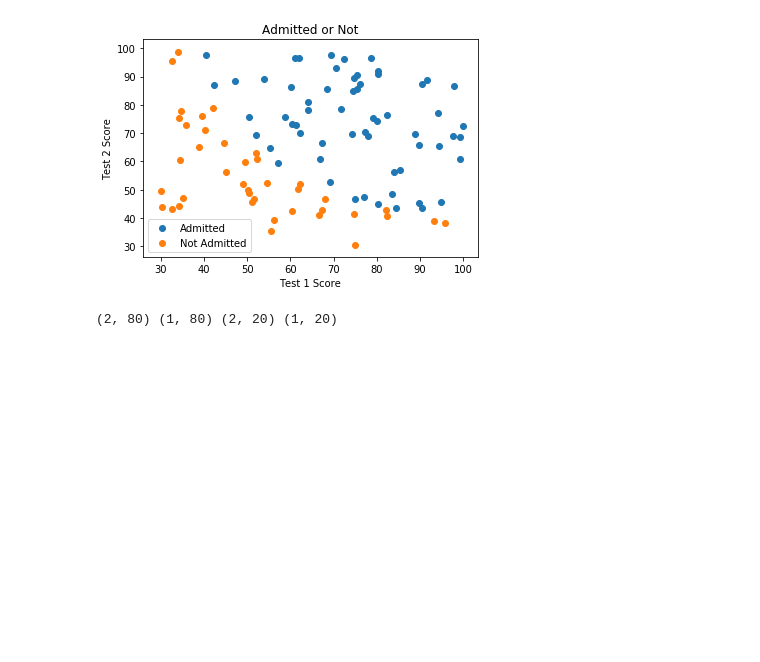
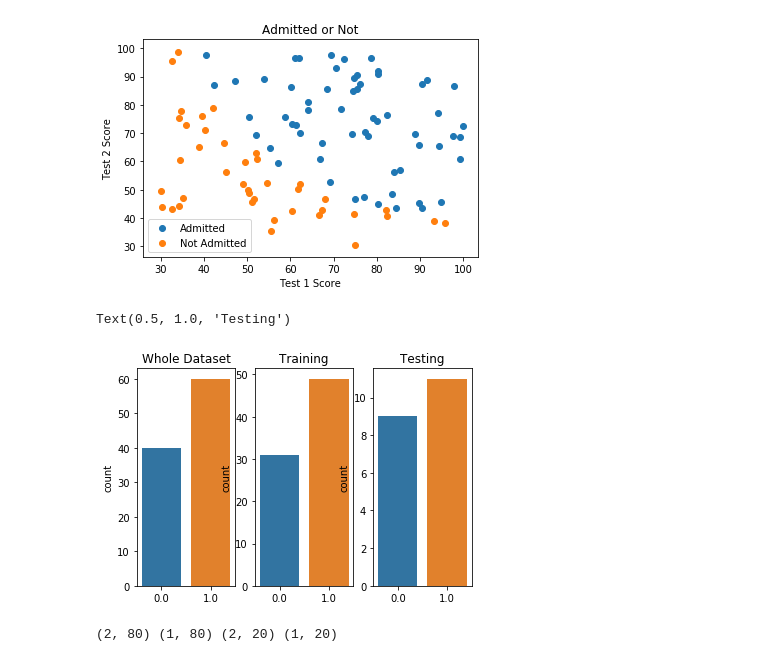
Before and after one commit to dsaharia/Data_Science_Course_Codes, a Jupyter notebook: Neural_Networks/vectorized_logistic.ipynb, the cells around one changed output. Cells and saved outputs as stored; diff of their text form; code cells hidden in the pictures; blank space fills up the shorter version.

```diff
--- a/Neural_Networks/vectorized_logistic.ipynb
+++ b/Neural_Networks/vectorized_logistic.ipynb
@@ -25,6 +28,21 @@ plt.title("Admitted or Not")
 # %% [output]
 Text(0.5, 1.0, 'Admitted or Not')
 [figure]
+# %%
+plt.subplot(1, 3, 1)
+sns.countplot(data[:, 2],)
+plt.title("Whole Dataset")
+
+plt.subplot(1, 3, 2)
+sns.countplot(Y_train.ravel())
+plt.title("Training")
+
+plt.subplot(1, 3, 3)
+sns.countplot(Y_test.ravel())
+plt.title("Testing")
+# %% [output]
+Text(0.5, 1.0, 'Testing')
+[figure, added]
 # %%
 X_train = data[:80, 0:2].T # To make it of shape (features, total_examples)
 Y_train = data[:80, 2].reshape((1, 80))
```
Also changed, not shown: parts of 13 cells of this notebook.
